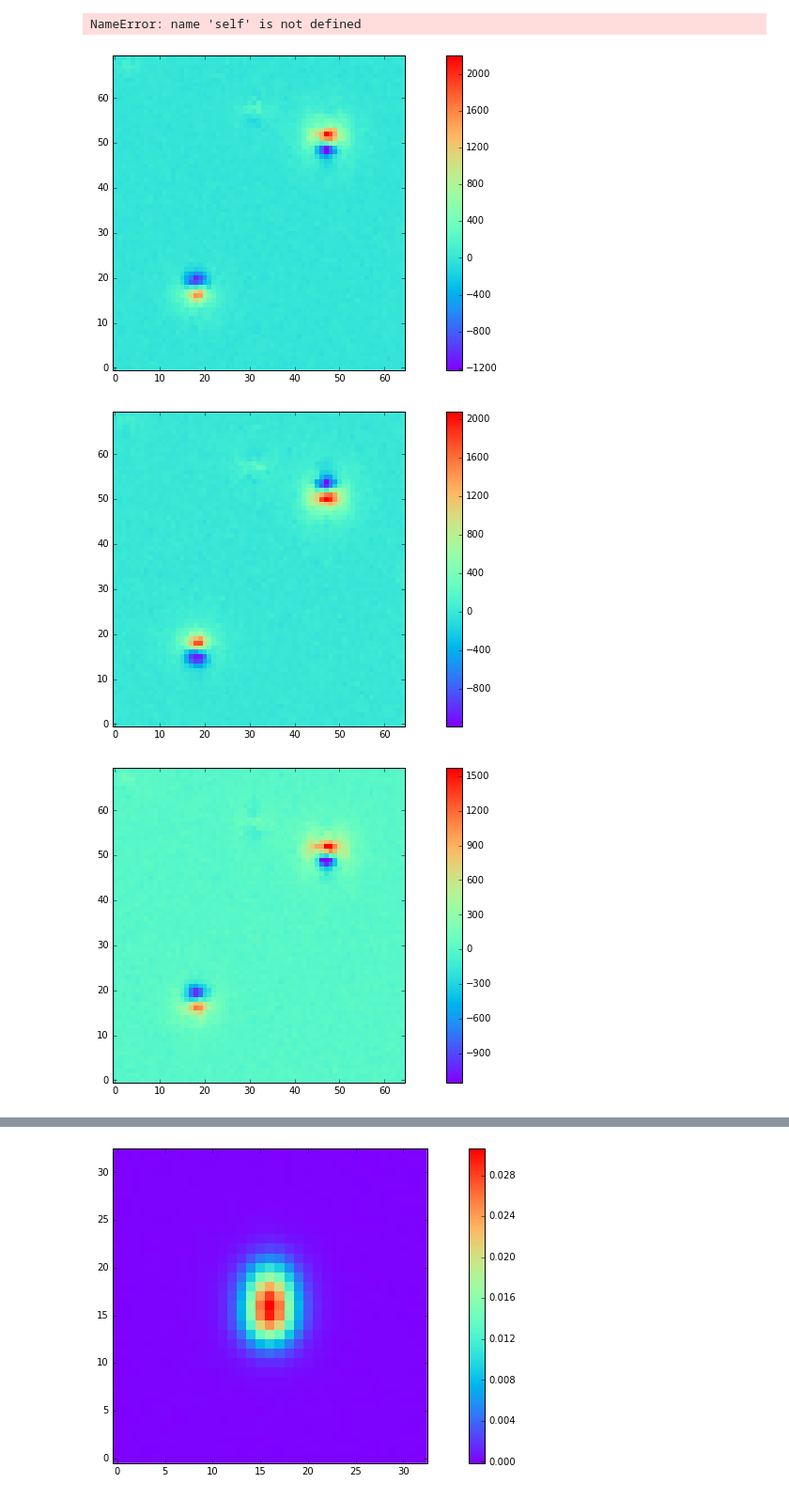
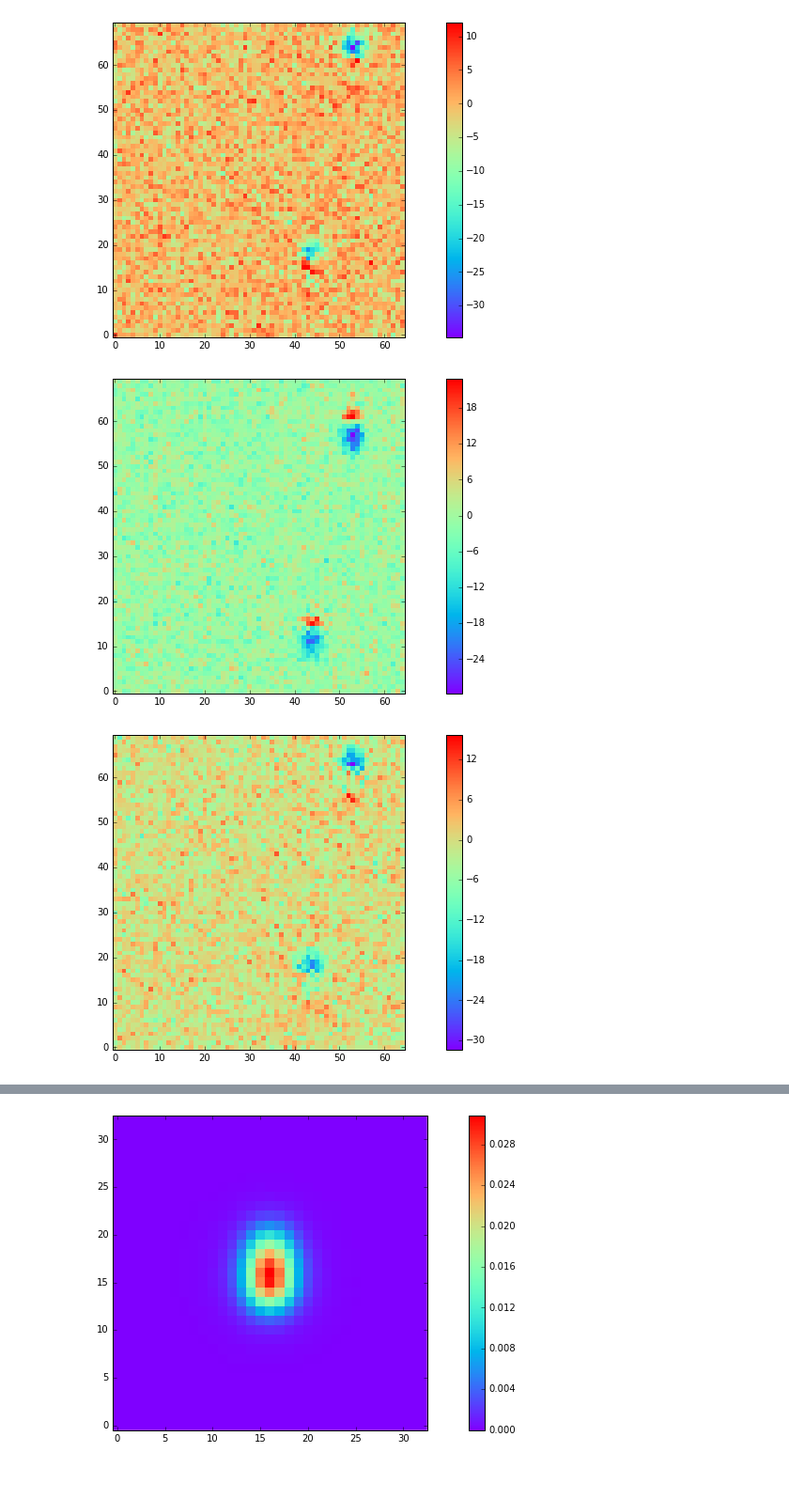
Before and after one commit to lsst-dm/experimental_DCR, a Jupyter notebook: DCR_template-debug-gband.ipynb, the cells around one changed output, grey strips where cells are left out. Shown at 94% size. Drawn from its saved outputs; the diff is of its cells as text; code cells hidden in the pictures.

```diff
--- a/DCR_template-debug-gband.ipynb
+++ b/DCR_template-debug-gband.ipynb
@@ -50,0 +51,2 @@ self = DcrCorrection(n_step=3, repository=repository, obsid_range=obsid_range, b
+# %%
+exp = self.exposures[0]
@@ -152,22 +127,20 @@ DIFF
 # %%
 # output_directory='/Users/sullivan/LSST/simulations/test6/dcr_with_psf/'
-template_exposure_gen = self.generate_templates_from_model(obsid_range=[208,211],use_full=False,output_directory='temp')
+template_exposure_gen = self.generate_templates_from_model(obsid_range=[108,109,110],use_full=False,output_directory='temp')
 im_arr = []
 for exp in template_exposure_gen:
     im_arr.append(exp.getMaskedImage().getImage().getArray())
 # %%
-calexp_208 = self.butler.get("calexp", dataId={'visit': 208, 'raft': '2,2', 'sensor': '1,1', 'filter': 'g'})
-calexp_209 = self.butler.get("calexp", dataId={'visit': 209, 'raft': '2,2', 'sensor': '1,1', 'filter': 'g'})
-calexp_210 = self.butler.get("calexp", dataId={'visit': 210, 'raft': '2,2', 'sensor': '1,1', 'filter': 'g'})
+calexp_108 = self.butler.get("calexp", dataId={'visit': 108, 'raft': '2,2', 'sensor': '1,1', 'filter': 'g'})
+calexp_109 = self.butler.get("calexp", dataId={'visit': 109, 'raft': '2,2', 'sensor': '1,1', 'filter': 'g'})
+calexp_110 = self.butler.get("calexp", dataId={'visit': 110, 'raft': '2,2', 'sensor': '1,1', 'filter': 'g'})
-# %% [output]
-NameError: name 'self' is not defined
 # %%
-look(calexp_208.getMaskedImage().getImage().getArray() - im_arr[0],x_range=[x0, x0 + dx], y_range=[y0, y0 + dy])
-look(calexp_209.getMaskedImage().getImage().getArray() - im_arr[1],x_range=[x0, x0 + dx], y_range=[y0, y0 + dy])
-look(calexp_210.getMaskedImage().getImage().getArray() - im_arr[2],x_range=[x0, x0 + dx], y_range=[y0, y0 + dy])
-look(calexp_210.getMaskedImage().getImage().getArray() - calexp_208.getMaskedImage().getImage().getArray(),
+look(calexp_108.getMaskedImage().getImage().getArray() - im_arr[0],x_range=[x0, x0 + dx], y_range=[y0, y0 + dy])
+look(calexp_109.getMaskedImage().getImage().getArray() - im_arr[1],x_range=[x0, x0 + dx], y_range=[y0, y0 + dy])
+look(calexp_110.getMaskedImage().getImage().getArray() - im_arr[2],x_range=[x0, x0 + dx], y_range=[y0, y0 + dy])
+look(calexp_110.getMaskedImage().getImage().getArray() - calexp_108.getMaskedImage().getImage().getArray(),
      x_range=[x0, x0 + dx], y_range=[y0, y0 + dy])
 # %% [output]
-[figure, old version]
+[figure, new version]
-[figure, old version]
+[figure, new version]
-[figure, old version]
+[figure, new version]
```
Also changed, not shown: parts of 32 cells of this notebook.
